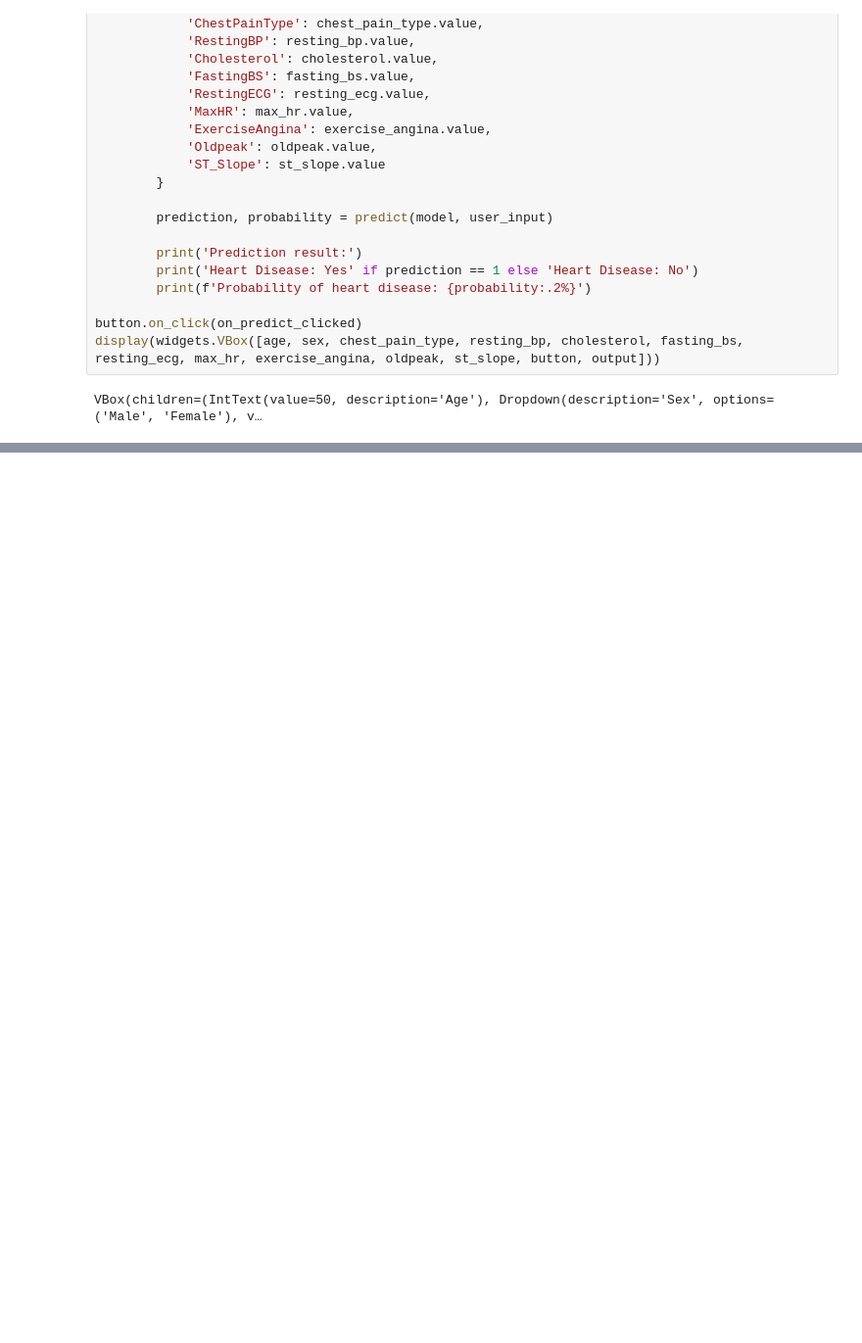
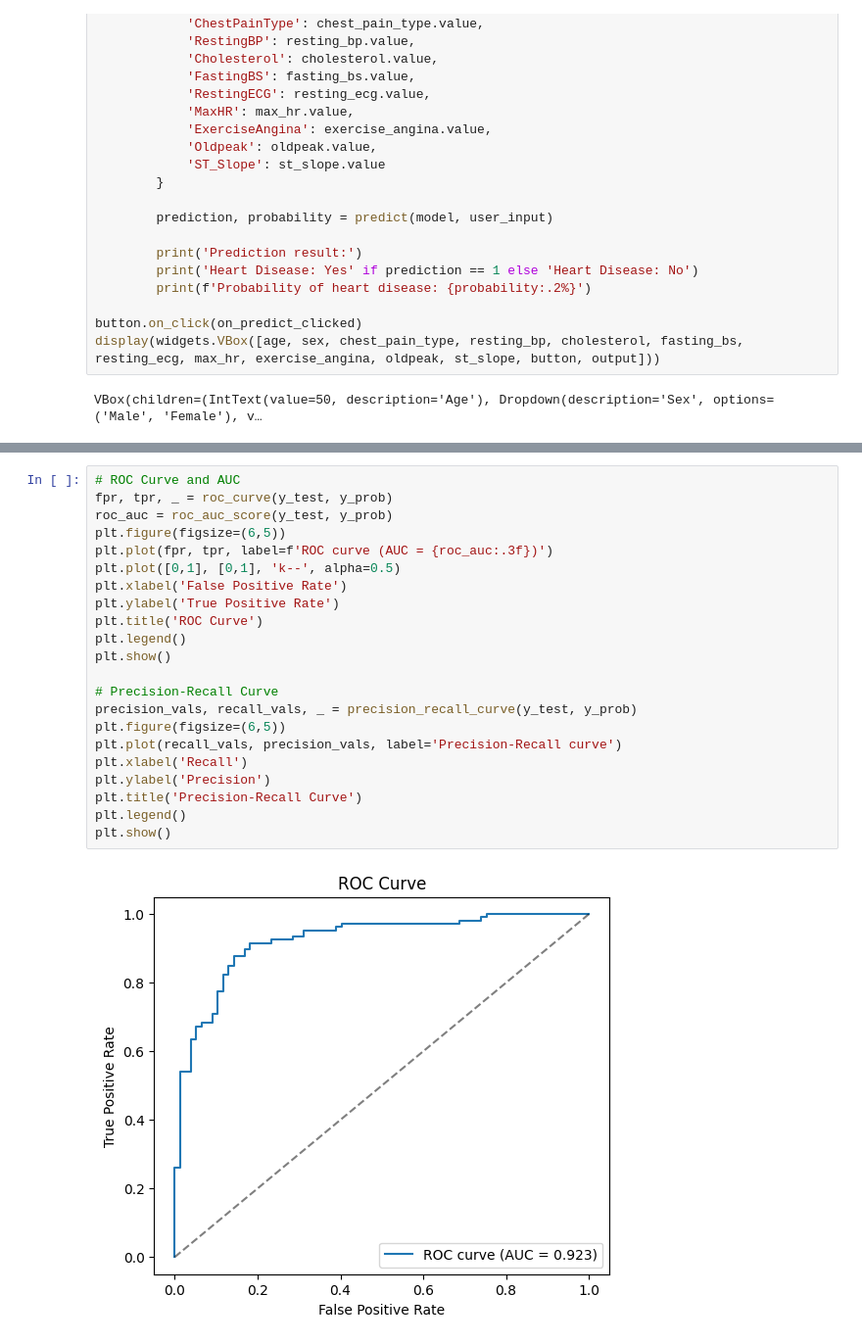
Before and after one commit to zb-analyzt/Heart-Failure-Prediction-Model, a Jupyter notebook: notebooks/modelTraining.ipynb, the cells around one changed output, grey strips where cells are left out. Shown at 98% size. Drawn from its saved outputs; the diff is of its cells as text; blank space fills up the shorter version.

```diff
--- a/notebooks/modelTraining.ipynb
+++ b/notebooks/modelTraining.ipynb
@@ -149,0 +251,24 @@ VBox(children=(IntText(value=50, description='Age'), Dropdown(description='Sex',
+# %%
+# ROC Curve and AUC
+fpr, tpr, _ = roc_curve(y_test, y_prob)
+roc_auc = roc_auc_score(y_test, y_prob)
+plt.figure(figsize=(6,5))
+plt.plot(fpr, tpr, label=f'ROC curve (AUC = {roc_auc:.3f})')
+plt.plot([0,1], [0,1], 'k--', alpha=0.5)
+plt.xlabel('False Positive Rate')
+plt.ylabel('True Positive Rate')
+plt.title('ROC Curve')
+plt.legend()
+plt.show()
+
+# Precision-Recall Curve
+precision_vals, recall_vals, _ = precision_recall_curve(y_test, y_prob)
+plt.figure(figsize=(6,5))
+plt.plot(recall_vals, precision_vals, label='Precision-Recall curve')
+plt.xlabel('Recall')
+plt.ylabel('Precision')
+plt.title('Precision-Recall Curve')
+plt.legend()
+plt.show()
+# %% [output]
+[figure, added]
```
Also changed, not shown: parts of 6 cells of this notebook.
